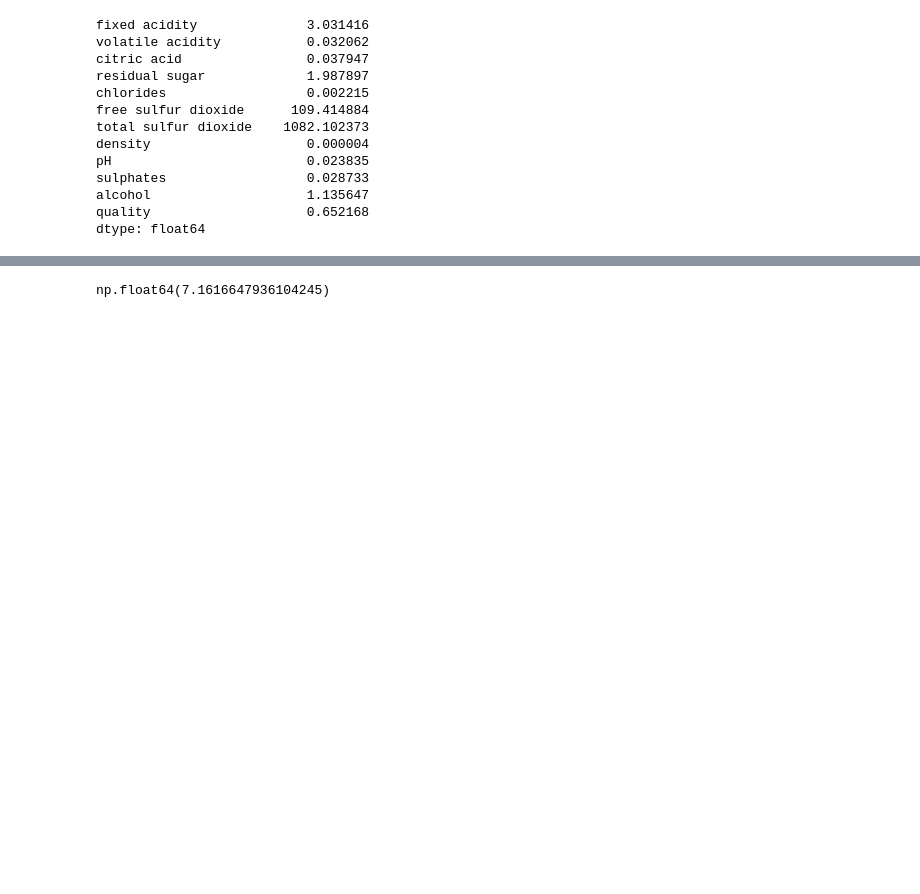
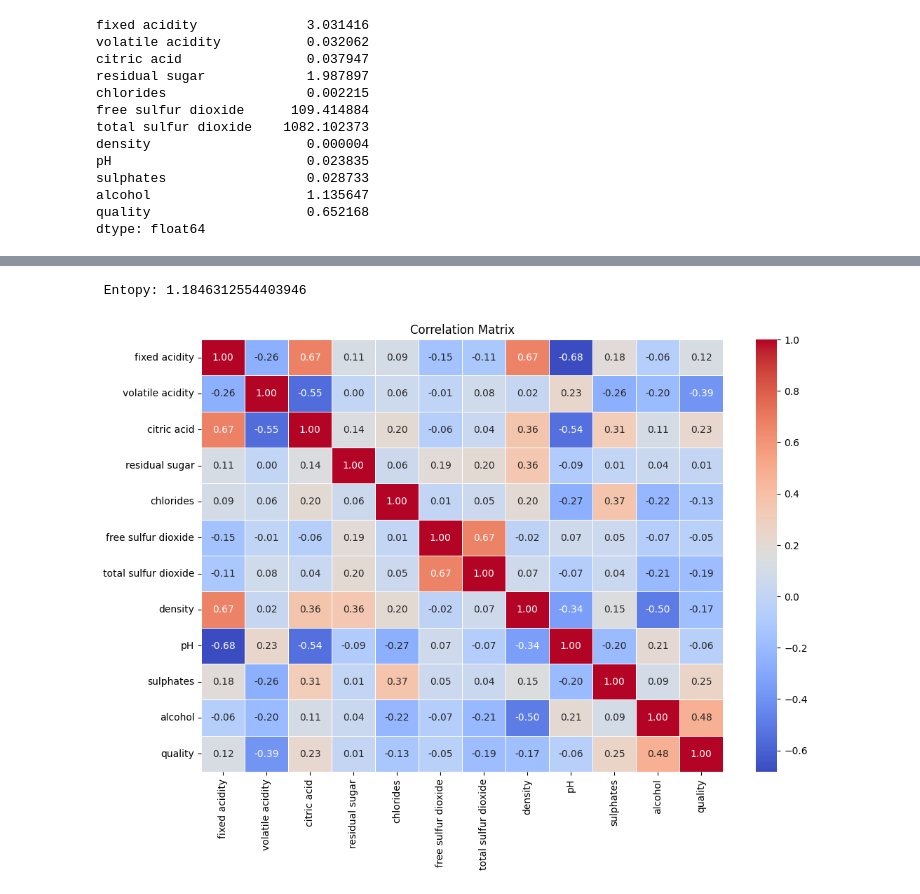
Before and after one commit to gsankarvg/Pattern-Rec---LC1, a Jupyter notebook: q5.ipynb, the cells around one changed output, grey strips where cells are left out. Cells and saved outputs as stored; diff of their text form; code cells hidden in the pictures; blank space fills up the shorter version.

```diff
--- a/q5.ipynb
+++ b/q5.ipynb
@@ -56,6 +68,14 @@ array([0.9818293 , 0.6709624 , 0.31803859, 4.53639479, 5.67501653,
 # %%
-prob_dist = wine.value_counts(normalize=True)
+prob_dist = wine['quality'].value_counts(normalize=True)
 entropy_value = entropy(prob_dist)
-entropy_value
+print(f" Entopy: {entropy_value}")
 # %% [output]
-np.float64(7.1616647936104245)
+ Entopy: 1.1846312554403946
+# %%
+wine_corr = wine.corr()
+plt.figure(figsize=(12,8))
+sns.heatmap(wine_corr, annot=True, cmap="coolwarm", fmt='.2f', linewidths=0.5)
+plt.title("Correlation Matrix")
+plt.show()
+# %% [output]
+[figure, added]
```
Also changed, not shown: parts of 13 cells of this notebook, 2 other files.
